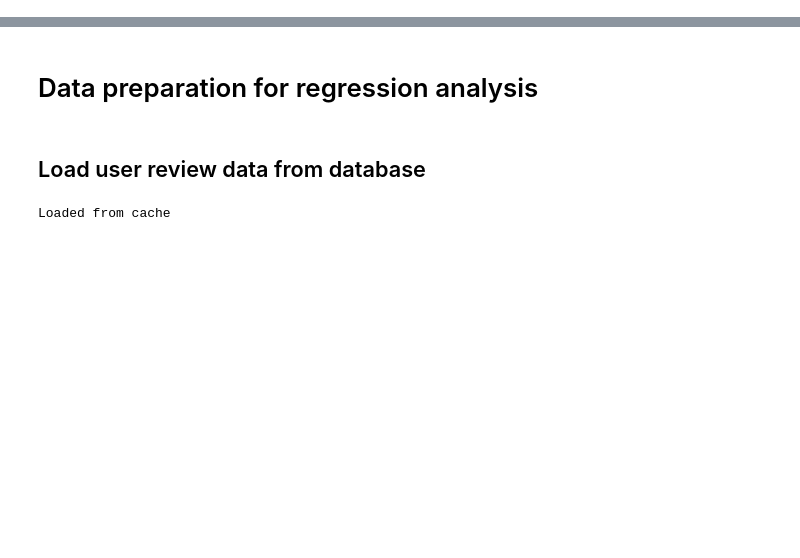
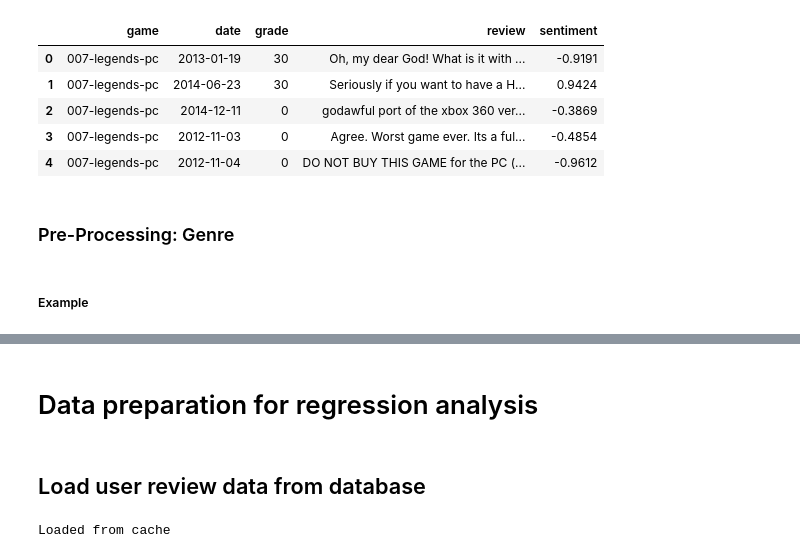
Before and after one commit to Wolfpack-Inc/stategy-business-models, a Jupyter notebook: data-cleaning/final-data-cleaning/final-data-cleaning.ipynb, the cells around one changed output, grey strips where cells are left out. Cells and saved outputs as stored; diff of their text form; code cells hidden in the pictures; blank space fills up the shorter version.

```diff
--- a/data-cleaning/final-data-cleaning/final-data-cleaning.ipynb
+++ b/data-cleaning/final-data-cleaning/final-data-cleaning.ipynb
@@ -0,0 +3,35 @@
+# %%
+def vader_sentiment_to_df(dataframe):
+    '''
+        Gets the sentiment scores of reviews using nltk.sentiment.vader.
+
+        Input: dataframe with reviews
+        Output: original dataframe + column with sentiment score
+    '''
+
+    sid = SentimentIntensityAnalyzer()
+    compound = []
+
+    # iterate over dataframe and calculate sentiment scores per row
+    for idx, row in dataframe.iterrows():
+
+        scores = list(sid.polarity_scores(row['review']).values())
+
+        comp = scores[3]
+
+        compound.append(comp)
+
+    # turns compound list into a dataframe
+    compound_df = pd.DataFrame.from_dict({'compound':compound})
+
+    # adds sentiment column to existing dataframe
+    new_dataframe = pd.concat([dataframe, compound_df], axis = 1)
+
+    # drops unnecessary columsn
+    new_dataframe = new_dataframe.drop(columns = ['username', 'lang', 'helpful_nb', 'helpful_nb_total'])
+
+    # renames compound column to match database
+    new_dataframe.rename(columns={'compound':'sentiment'}, inplace=True)
+    new_dataframe.rename(columns={'index':'id'}, inplace=True)
+
+    return new_dataframe
@@ -0,0 +51,13 @@
+# %%
+### DataFrame Post-Sentiment Analysis ###
+new_df = vader_sentiment_to_df(reviews[0:5])
+new_df.head()
+# %% [output]
+|  | game | date | grade | review | sentiment |
+| 0 | 007-legends-pc | 2013-01-19 | 30 | Oh, my dear God! What is it with ... | -0.9191 |
+| 1 | 007-legends-pc | 2014-06-23 | 30 | Seriously if you want to have a H... | 0.9424 |
+| 2 | 007-legends-pc | 2014-12-11 | 0 | godawful port of the xbox 360 ver... | -0.3869 |
+| 3 | 007-legends-pc | 2012-11-03 | 0 | Agree. Worst game ever. Its a ful... | -0.4854 |
+| 4 | 007-legends-pc | 2012-11-04 | 0 | DO NOT BUY THIS GAME for the PC (... | -0.9612 |
+# %% [markdown]
+### Pre-Processing: Genre
@@ -0,0 +87,2 @@
+# %% [markdown]
+##### Example
```
Also changed, not shown: parts of 7 cells of this notebook, 2 other files.
